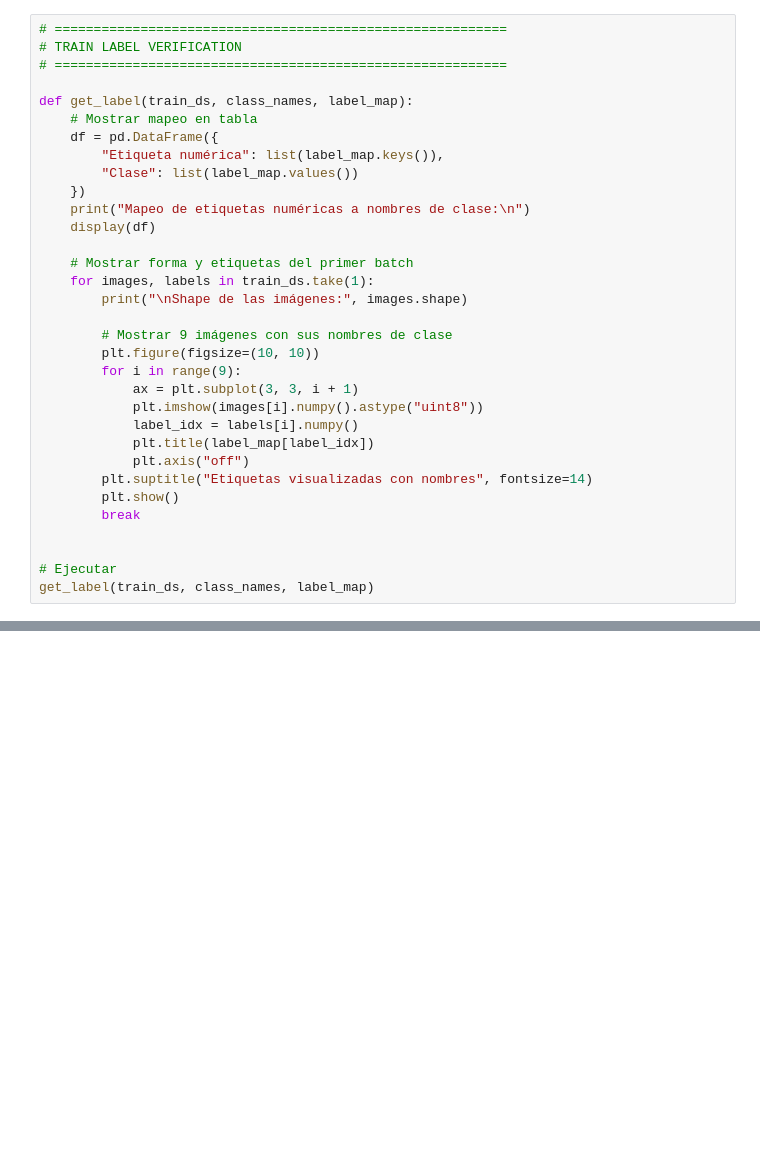
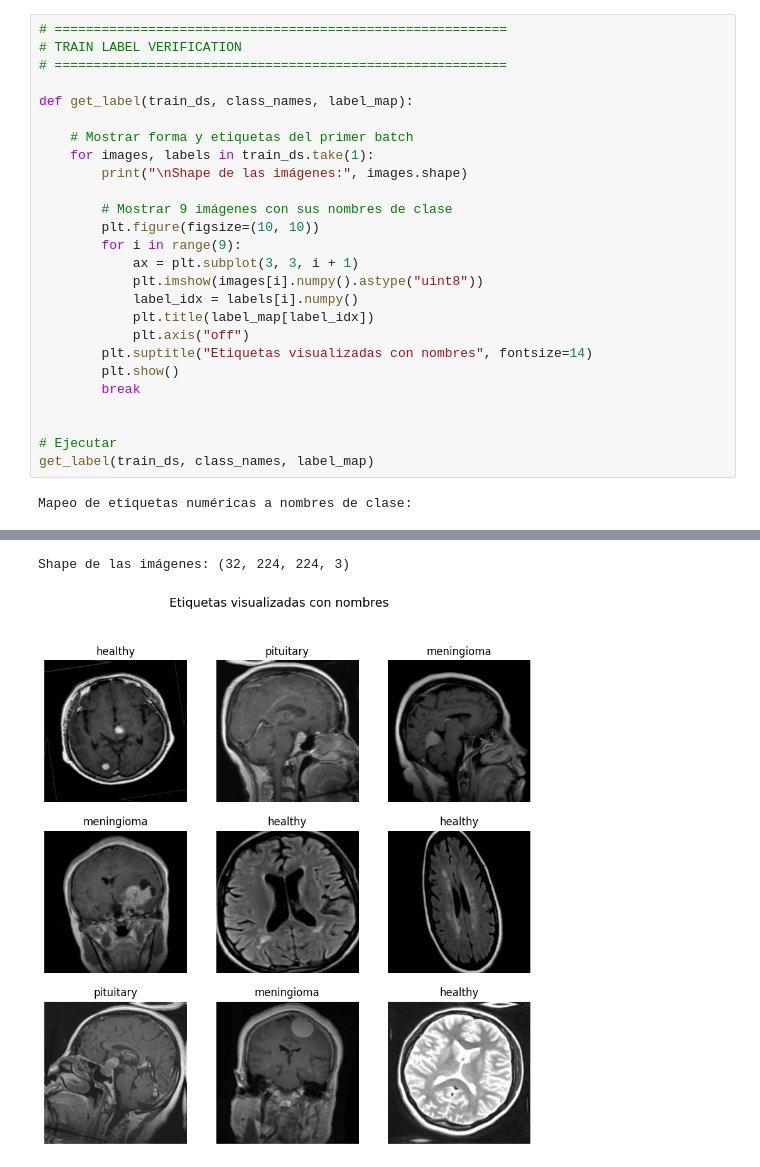
Before and after one commit to katterine2558/mri-tumor-detection-cnn, a Jupyter notebook: mri_tumor_detection_cnn.ipynb, the cells around one changed output, grey strips where cells are left out. Drawn from its saved outputs; the diff is of its cells as text; blank space fills up the shorter version.

```diff
--- a/mri_tumor_detection_cnn.ipynb
+++ b/mri_tumor_detection_cnn.ipynb
@@ -248,13 +310,6 @@ plot_data_augmentation(train_ds, data_aug)
 # ==========================================================
 
 def get_label(train_ds, class_names, label_map):
-    # Mostrar mapeo en tabla
-    df = pd.DataFrame({
-        "Etiqueta numérica": list(label_map.keys()),
-        "Clase": list(label_map.values())
-    })
-    print("Mapeo de etiquetas numéricas a nombres de clase:\n")
-    display(df)
 
     # Mostrar forma y etiquetas del primer batch
     for images, labels in train_ds.take(1):
@@ -275,3 +330,5 @@ def get_label(train_ds, class_names, label_map):
 
 # Ejecutar
 get_label(train_ds, class_names, label_map)
+# %% [output]
+Mapeo de etiquetas numéricas a nombres de clase:
@@ -278,3 +340,5 @@ get_label(train_ds, class_names, label_map)
+Shape de las imágenes: (32, 224, 224, 3)
+[figure, added]
 # %%
 # ==========================================================
 # CREA EL MODELO
```
Also changed, not shown: parts of 7 cells of this notebook.
